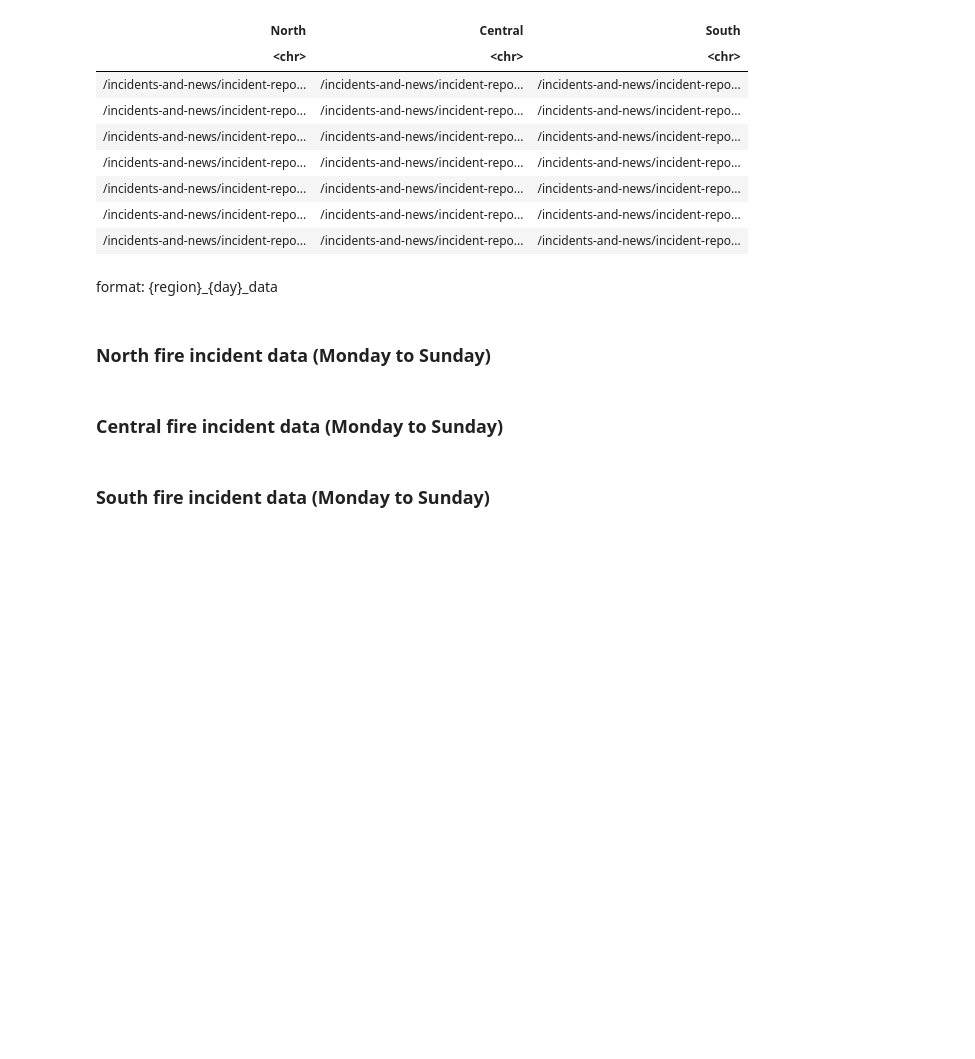
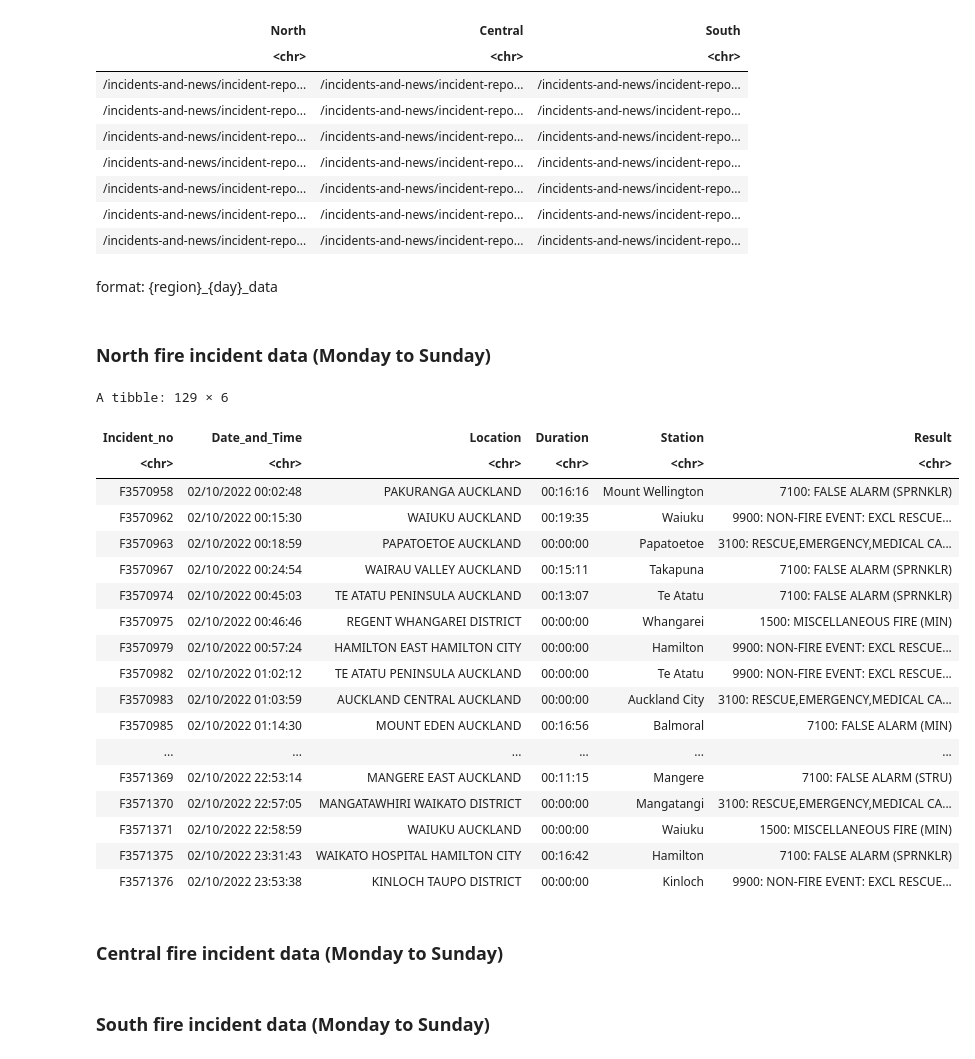
Before and after one commit to dianame10/DATA201, a Jupyter notebook: Fire-incident-data.ipynb, the cells around one changed output. Saved outputs shown, nothing was run; the diff lists cells and outputs as text; code cells hidden in the pictures; blank space fills up the shorter version.

Commit message:
update fire incidents

```diff
--- a/Fire-incident-data.ipynb
+++ b/Fire-incident-data.ipynb
@@ -146,6 +146,27 @@ north_friday_data <- region_incident_data('/incidents-and-news/incident-reports/
 north_saturday_data <- region_incident_data('/incidents-and-news/incident-reports/incidents?region=1&day=Saturday')
 # %%
 north_sunday_data <- region_incident_data('/incidents-and-news/incident-reports/incidents?region=1&day=Sunday')
+north_sunday_data
+# %% [output]
+A tibble: 129 × 6
+| Incident_no | Date_and_Time | Location | Duration | Station | Result |
+| <chr> | <chr> | <chr> | <chr> | <chr> | <chr> |
+| F3570958 | 02/10/2022 00:02:48 | PAKURANGA AUCKLAND | 00:16:16 | Mount Wellington | 7100: FALSE ALARM (SPRNKLR) |
+| F3570962 | 02/10/2022 00:15:30 | WAIUKU AUCKLAND | 00:19:35 | Waiuku | 9900: NON-FIRE EVENT: EXCL RESCUE... |
+| F3570963 | 02/10/2022 00:18:59 | PAPATOETOE AUCKLAND | 00:00:00 | Papatoetoe | 3100: RESCUE,EMERGENCY,MEDICAL CA... |
+| F3570967 | 02/10/2022 00:24:54 | WAIRAU VALLEY AUCKLAND | 00:15:11 | Takapuna | 7100: FALSE ALARM (SPRNKLR) |
+| F3570974 | 02/10/2022 00:45:03 | TE ATATU PENINSULA AUCKLAND | 00:13:07 | Te Atatu | 7100: FALSE ALARM (SPRNKLR) |
+| F3570975 | 02/10/2022 00:46:46 | REGENT WHANGAREI DISTRICT | 00:00:00 | Whangarei | 1500: MISCELLANEOUS FIRE (MIN) |
+| F3570979 | 02/10/2022 00:57:24 | HAMILTON EAST HAMILTON CITY | 00:00:00 | Hamilton | 9900: NON-FIRE EVENT: EXCL RESCUE... |
+| F3570982 | 02/10/2022 01:02:12 | TE ATATU PENINSULA AUCKLAND | 00:00:00 | Te Atatu | 9900: NON-FIRE EVENT: EXCL RESCUE... |
+| F3570983 | 02/10/2022 01:03:59 | AUCKLAND CENTRAL AUCKLAND | 00:00:00 | Auckland City | 3100: RESCUE,EMERGENCY,MEDICAL CA... |
+| F3570985 | 02/10/2022 01:14:30 | MOUNT EDEN AUCKLAND | 00:16:56 | Balmoral | 7100: FALSE ALARM (MIN) |
+| ... | ... | ... | ... | ... | ... |
+| F3571369 | 02/10/2022 22:53:14 | MANGERE EAST AUCKLAND | 00:11:15 | Mangere | 7100: FALSE ALARM (STRU) |
+| F3571370 | 02/10/2022 22:57:05 | MANGATAWHIRI WAIKATO DISTRICT | 00:00:00 | Mangatangi | 3100: RESCUE,EMERGENCY,MEDICAL CA... |
+| F3571371 | 02/10/2022 22:58:59 | WAIUKU AUCKLAND | 00:00:00 | Waiuku | 1500: MISCELLANEOUS FIRE (MIN) |
+| F3571375 | 02/10/2022 23:31:43 | WAIKATO HOSPITAL HAMILTON CITY | 00:16:42 | Hamilton | 7100: FALSE ALARM (SPRNKLR) |
+| F3571376 | 02/10/2022 23:53:38 | KINLOCH TAUPO DISTRICT | 00:00:00 | Kinloch | 9900: NON-FIRE EVENT: EXCL RESCUE... |
 # %% [markdown]
 ### Central fire incident data (Monday to Sunday)
 # %%
```
